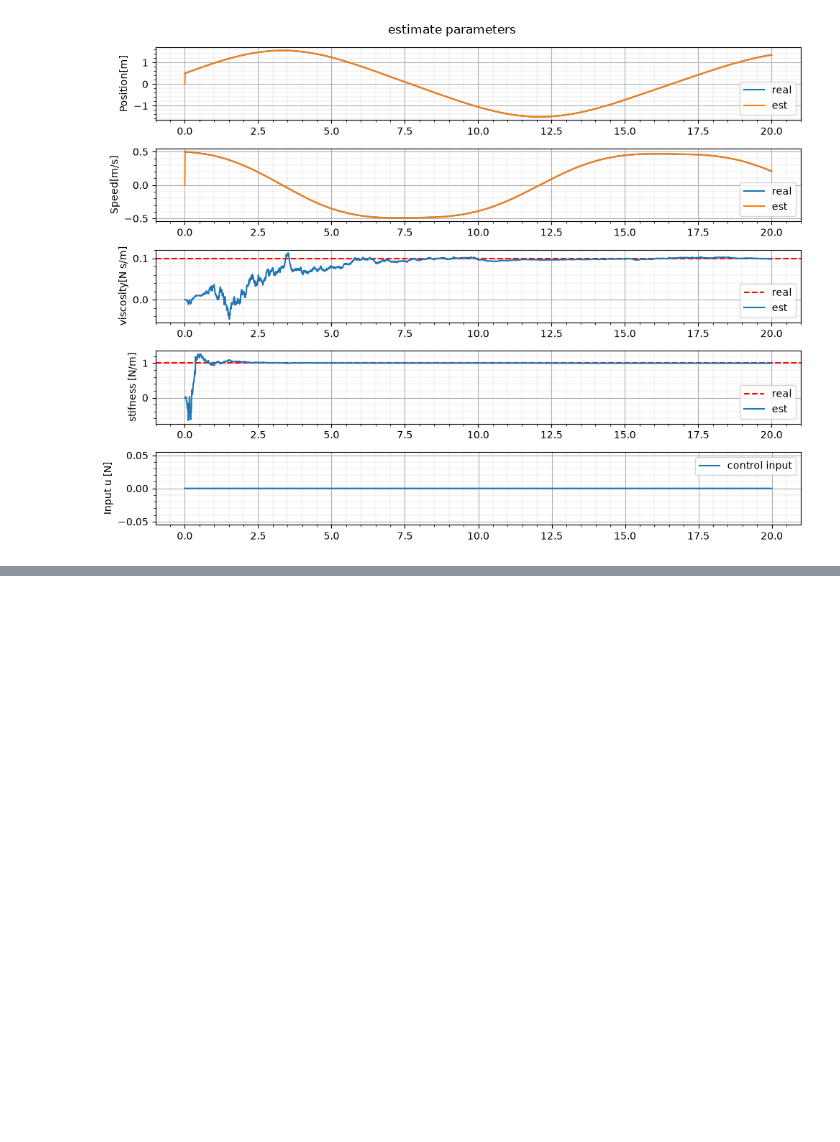
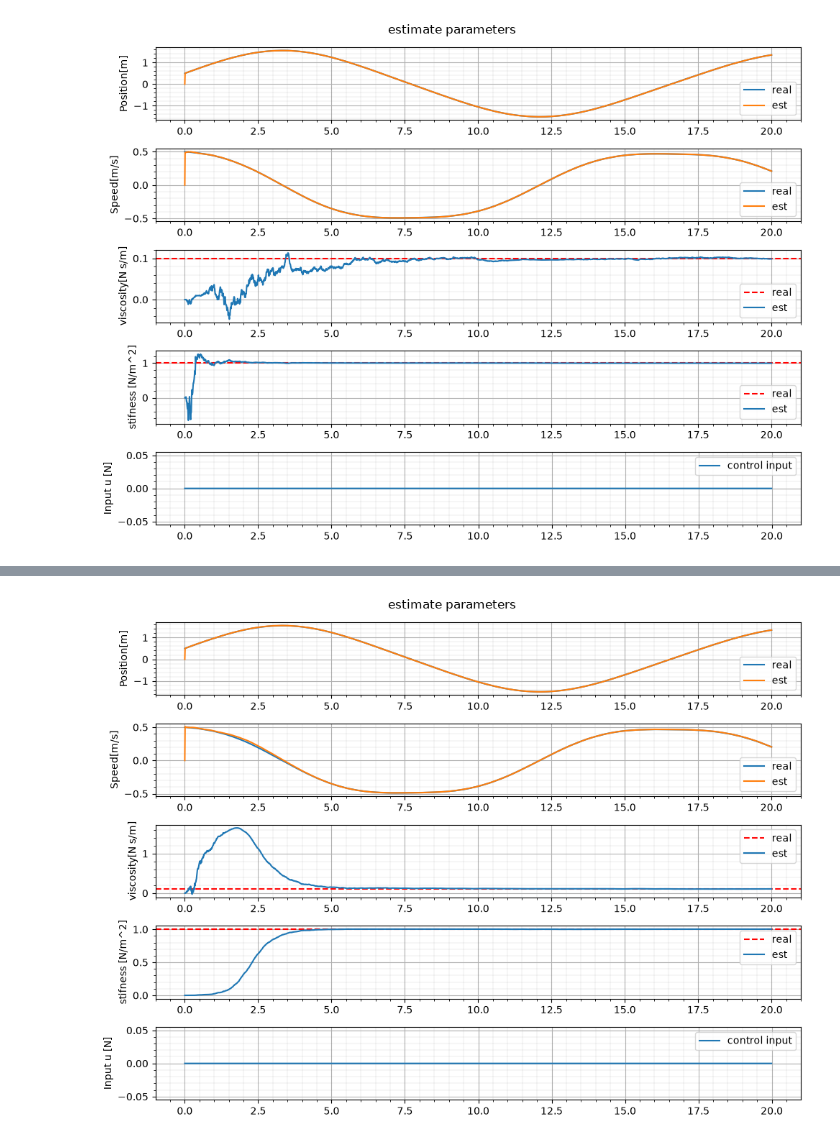
Before and after one commit to hideto008/learning_estimation_method, a Jupyter notebook: Notes/Estimate_State_using_UKF.ipynb, the cells around one changed output, grey strips where cells are left out. Saved outputs shown, nothing was run; the diff lists cells and outputs as text; code cells hidden in the pictures; blank space fills up the shorter version.

```diff
--- a/Notes/Estimate_State_using_UKF.ipynb
+++ b/Notes/Estimate_State_using_UKF.ipynb
@@ -1294,0 +1413,15 @@ $$
+# %%
+params = Parameters(
+    dt=dt,
+    k=1.0,
+    c=0.1,
+    Q=np.diag([1e-8,1e-8, 1e-8, 1e-8]),
+    Q_real=np.diag([1e-8, 1e-8]),
+    R=np.diag([1e-4, 1e-4]),
+    P_init=np.diag([1e1, 1e1, 1e-1, 1e-3])
+)
+
+t_array, x_array, x_est_array, P_array = simulation(X_init,X_est_init,u_array*0,params)
+create_fig(t_array, x_array, x_est_array, u_array*0, params, title="estimate parameters")
+# %% [output]
+[figure, added]
```
Also changed, not shown: parts of 20 cells of this notebook.
